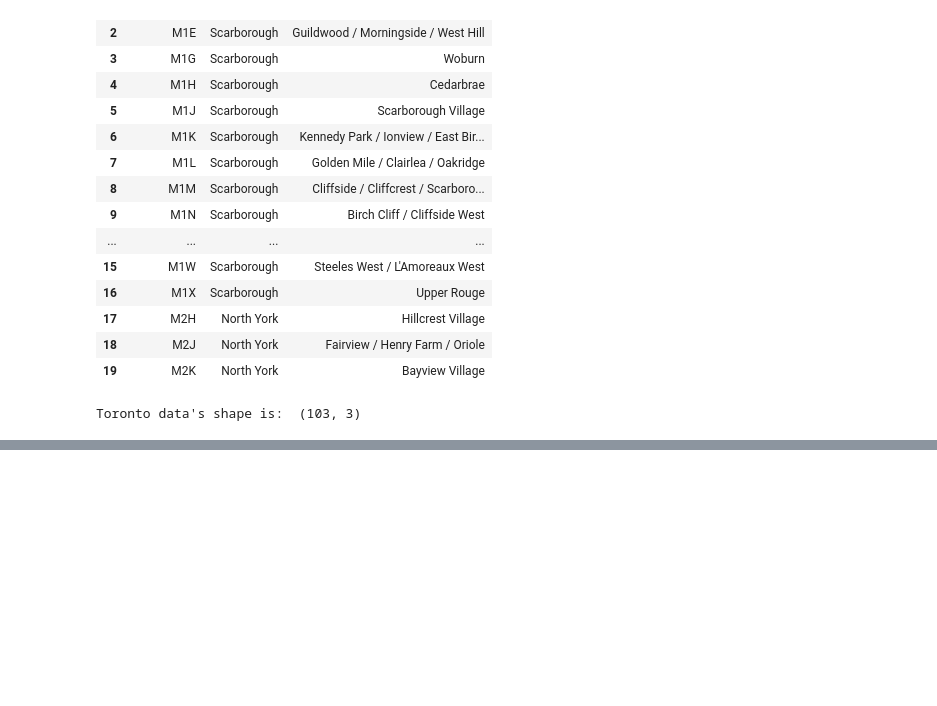
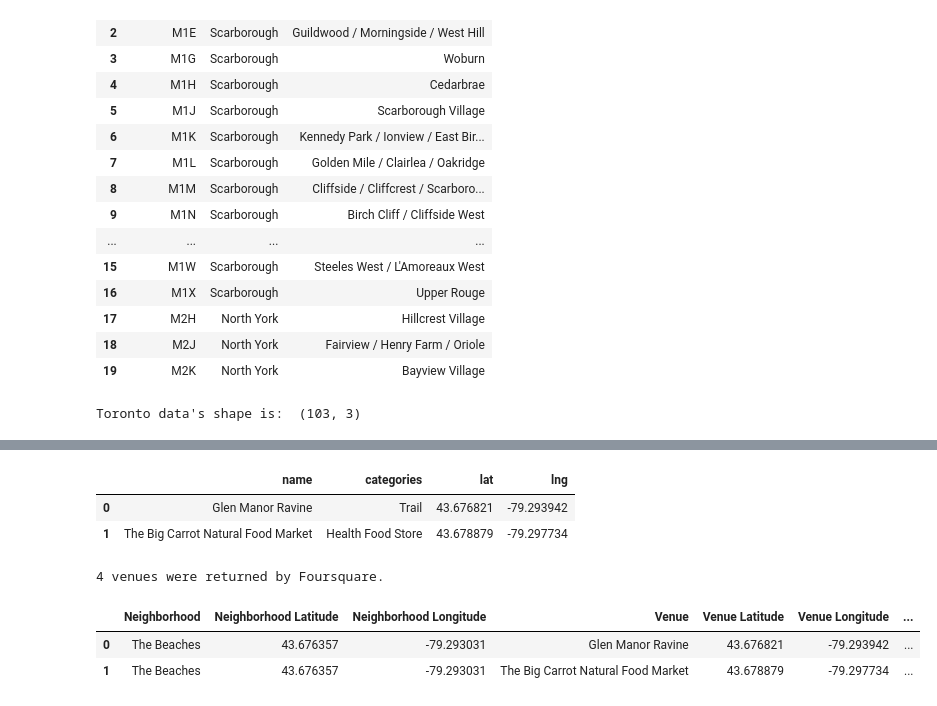
Before and after one commit to CROliveira/IBM_Capstone, a Jupyter notebook: Toronto_dataset.ipynb, the cells around one changed output, grey strips where cells are left out. Drawn from its saved outputs; the diff is of its cells as text; code cells hidden in the pictures; blank space fills up the shorter version.

```diff
--- a/Toronto_dataset.ipynb
+++ b/Toronto_dataset.ipynb
@@ -70,0 +198,10 @@ Toronto data's shape is:  (103, 3)
+# %%
+
+neighborhood_latitude = df_toronto_denc.loc[0, 'Latitude'] # neighborhood latitude value
+neighborhood_longitude = df_toronto_denc.loc[0, 'Longitude'] # neighborhood longitude value
+
+neighborhood_name = df_toronto_denc.loc[0, 'Neighborhood'] # neighborhood name
+
+print('Latitude and longitude values of {} are {}, {}.'.format(neighborhood_name,
+                                                               neighborhood_latitude,
+                                                               neighborhood_longitude))
@@ -70,0 +253,25 @@ Toronto data's shape is:  (103, 3)
+# %%
+#cleaning
+venues = results['response']['groups'][0]['items']
+
+nearby_venues = json_normalize(venues) # flatten JSON
+
+# filter columns
+filtered_columns = ['venue.name', 'venue.categories', 'venue.location.lat', 'venue.location.lng']
+nearby_venues =nearby_venues.loc[:, filtered_columns]
+
+# filter the category for each row
+nearby_venues['venue.categories'] = nearby_venues.apply(get_category_type, axis=1)
+
+# clean columns
+nearby_venues.columns = [col.split(".")[-1] for col in nearby_venues.columns]
+
+nearby_venues.head(2)
+# %% [output]
+|  | name | categories | lat | lng |
+| 0 | Glen Manor Ravine | Trail | 43.676821 | -79.293942 |
+| 1 | The Big Carrot Natural Food Market | Health Food Store | 43.678879 | -79.297734 |
+# %%
+print('{} venues were returned by Foursquare.'.format(nearby_venues.shape[0]))
+# %% [output]
+4 venues were returned by Foursquare.
@@ -70,0 +319,10 @@ Toronto data's shape is:  (103, 3)
+# %%
+toronto_denc_venues = getNearbyVenues(names=df_toronto_denc['Neighborhood'],
+                                   latitudes=df_toronto_denc['Latitude'],
+                                   longitudes=df_toronto_denc['Longitude']
+                                  )
+toronto_denc_venues.head(2)
+# %% [output]
+|  | Neighborhood | Neighborhood Latitude | Neighborhood Longitude | Venue | Venue Latitude | Venue Longitude | ... |
+| 0 | The Beaches | 43.676357 | -79.293031 | Glen Manor Ravine | 43.676821 | -79.293942 | ... |
+| 1 | The Beaches | 43.676357 | -79.293031 | The Big Carrot Natural Food Market | 43.678879 | -79.297734 | ... |
```
Also changed, not shown: parts of 35 cells of this notebook.
